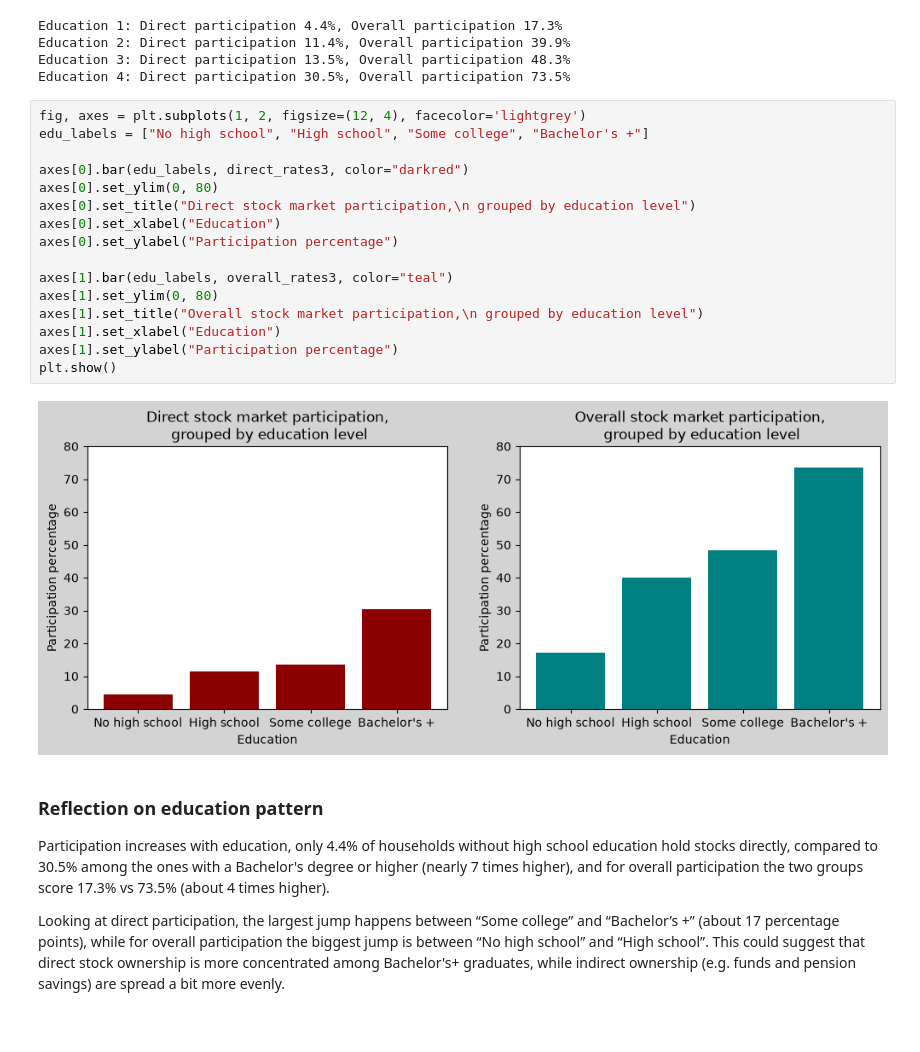
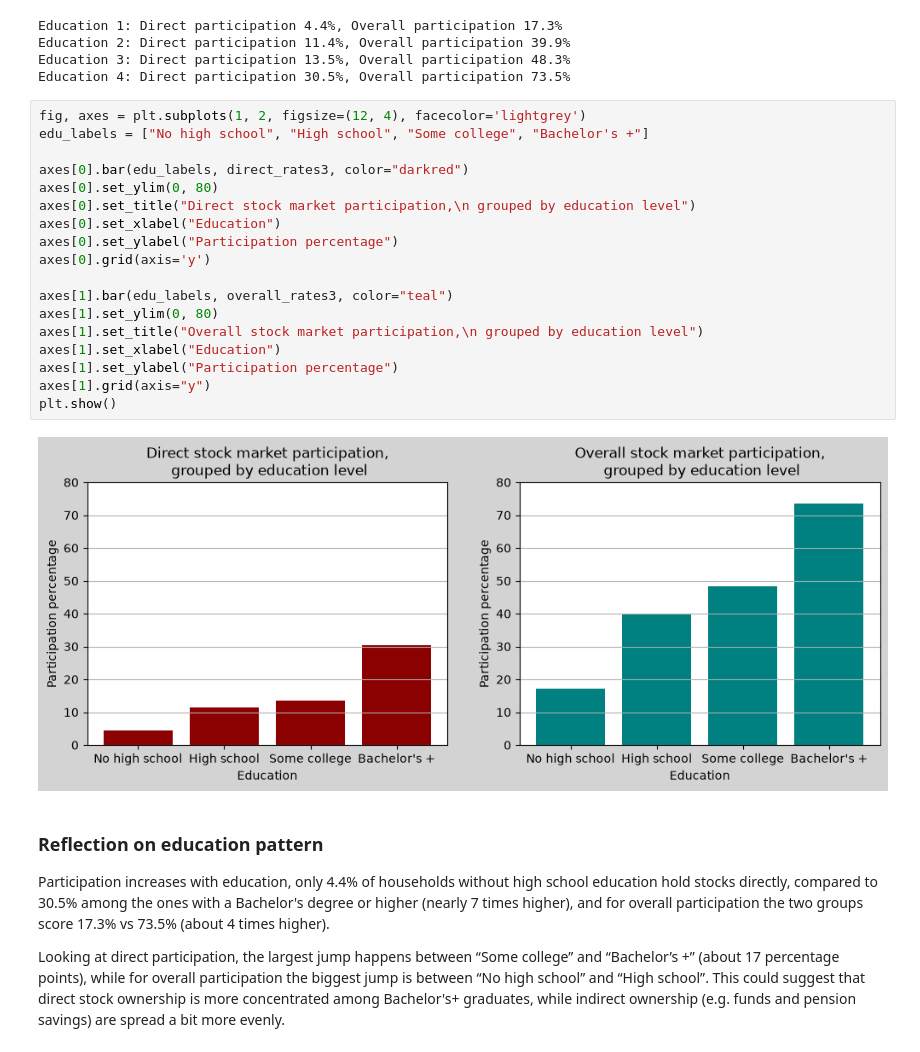
Before and after one commit to anders-hv/TECH2-assignment3, a Jupyter notebook: assignment3.ipynb, the cells around one changed output. Saved outputs shown, nothing was run; the diff lists cells and outputs as text.

```diff
--- a/assignment3.ipynb
+++ b/assignment3.ipynb
@@ -192,21 +208,23 @@ Education 4: Direct participation 30.5%, Overall participation 73.5%
 # %%
 fig, axes = plt.subplots(1, 2, figsize=(12, 4), facecolor='lightgrey')
 edu_labels = ["No high school", "High school", "Some college", "Bachelor's +"]
 
 axes[0].bar(edu_labels, direct_rates3, color="darkred")
 axes[0].set_ylim(0, 80)
 axes[0].set_title("Direct stock market participation,\n grouped by education level")
 axes[0].set_xlabel("Education")
 axes[0].set_ylabel("Participation percentage")
+axes[0].grid(axis='y')
 
 axes[1].bar(edu_labels, overall_rates3, color="teal")
 axes[1].set_ylim(0, 80)
 axes[1].set_title("Overall stock market participation,\n grouped by education level")
 axes[1].set_xlabel("Education")
 axes[1].set_ylabel("Participation percentage")
+axes[1].grid(axis="y")
 plt.show()
 # %% [output]
-[figure, old version]
+[figure, new version]
 # %% [markdown]
 ### Reflection on education pattern ###
 
```
Also changed, not shown: parts of 2 cells of this notebook.
